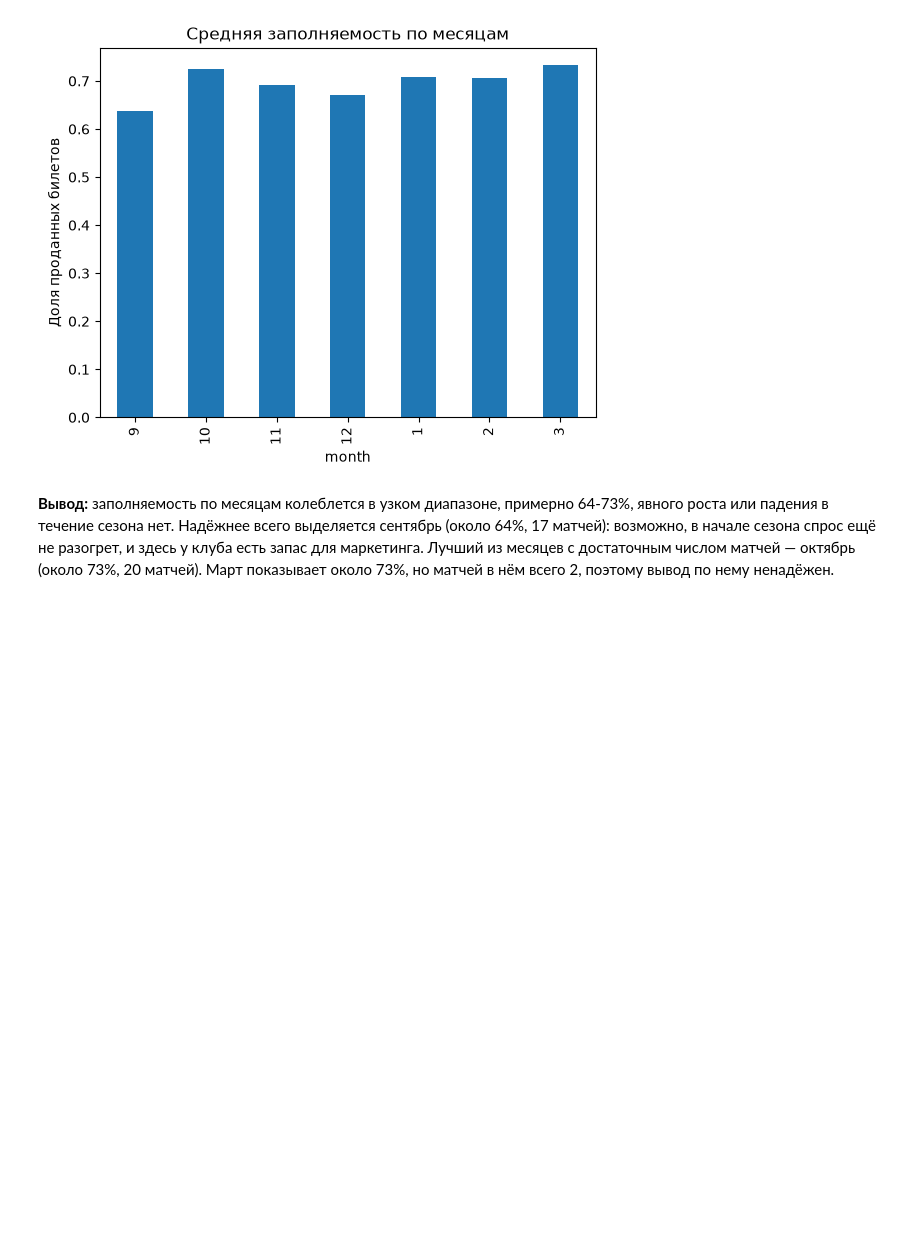
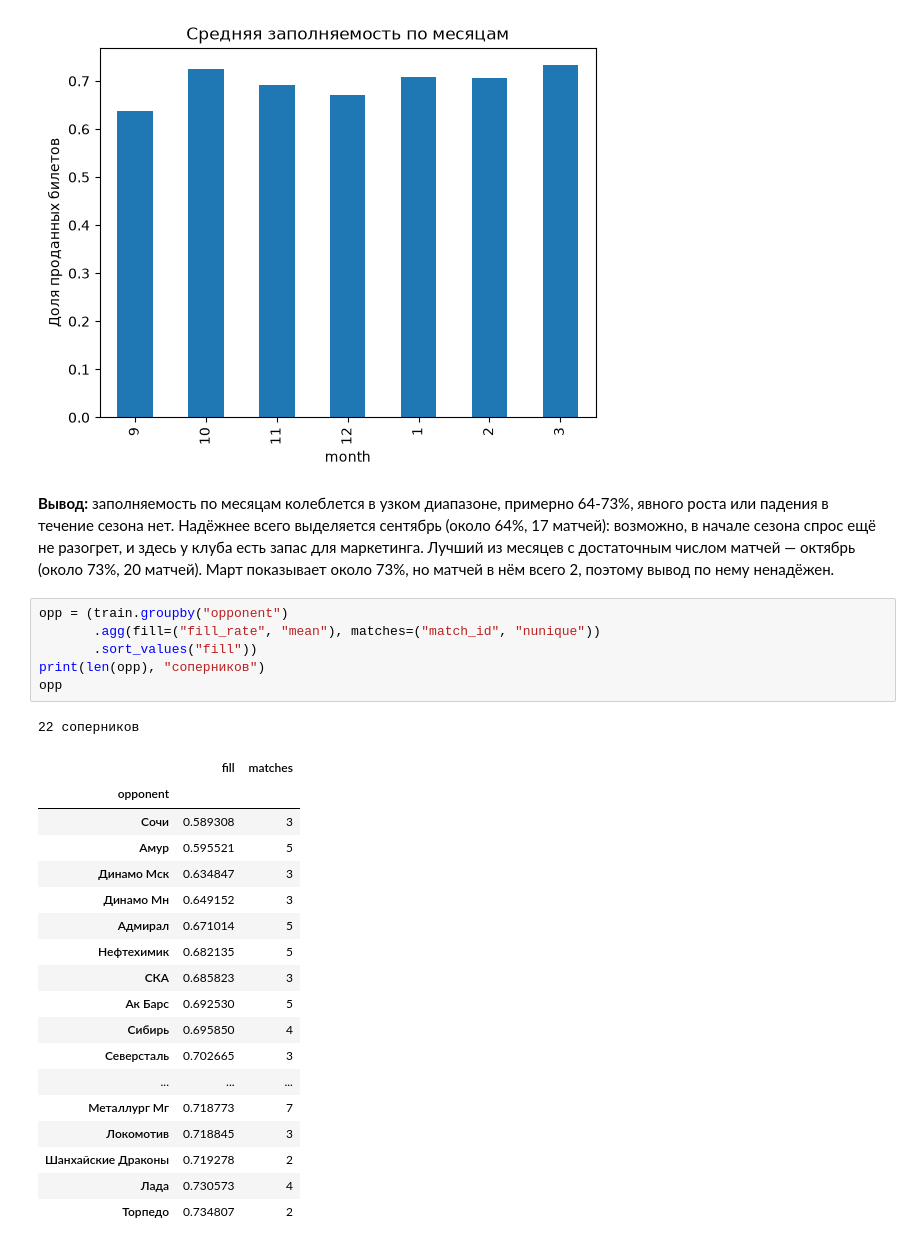
Before and after one commit to shertwg/datamatch-avangard, a Jupyter notebook: notebooks/01_eda.ipynb, the cells around one changed output. Saved outputs shown, nothing was run; the diff lists cells and outputs as text; blank space fills up the shorter version.

```diff
--- a/notebooks/01_eda.ipynb
+++ b/notebooks/01_eda.ipynb
@@ -112,3 +115,29 @@ plt.show()
 [figure]
 # %% [markdown]
 **Вывод:** заполняемость по месяцам колеблется в узком диапазоне, примерно 64-73%, явного роста или падения в течение сезона нет. Надёжнее всего выделяется сентябрь (около 64%, 17 матчей): возможно, в начале сезона спрос ещё не разогрет, и здесь у клуба есть запас для маркетинга. Лучший из месяцев с достаточным числом матчей — октябрь (около 73%, 20 матчей). Март показывает около 73%, но матчей в нём всего 2, поэтому вывод по нему ненадёжен.
+# %%
+opp = (train.groupby("opponent")
+       .agg(fill=("fill_rate", "mean"), matches=("match_id", "nunique"))
+       .sort_values("fill"))
+print(len(opp), "соперников")
+opp
+# %% [output]
+22 соперников
+|  | fill | matches |
+| opponent |  |  |
+| Сочи | 0.589308 | 3 |
+| Амур | 0.595521 | 5 |
+| Динамо Мск | 0.634847 | 3 |
+| Динамо Мн | 0.649152 | 3 |
+| Адмирал | 0.671014 | 5 |
+| Нефтехимик | 0.682135 | 5 |
+| СКА | 0.685823 | 3 |
+| Ак Барс | 0.692530 | 5 |
+| Сибирь | 0.695850 | 4 |
+| Северсталь | 0.702665 | 3 |
+| ... | ... | ... |
+| Металлург Мг | 0.718773 | 7 |
+| Локомотив | 0.718845 | 3 |
+| Шанхайские Драконы | 0.719278 | 2 |
+| Лада | 0.730573 | 4 |
+| Торпедо | 0.734807 | 2 |
```
Also changed, not shown: parts of 11 cells of this notebook.
